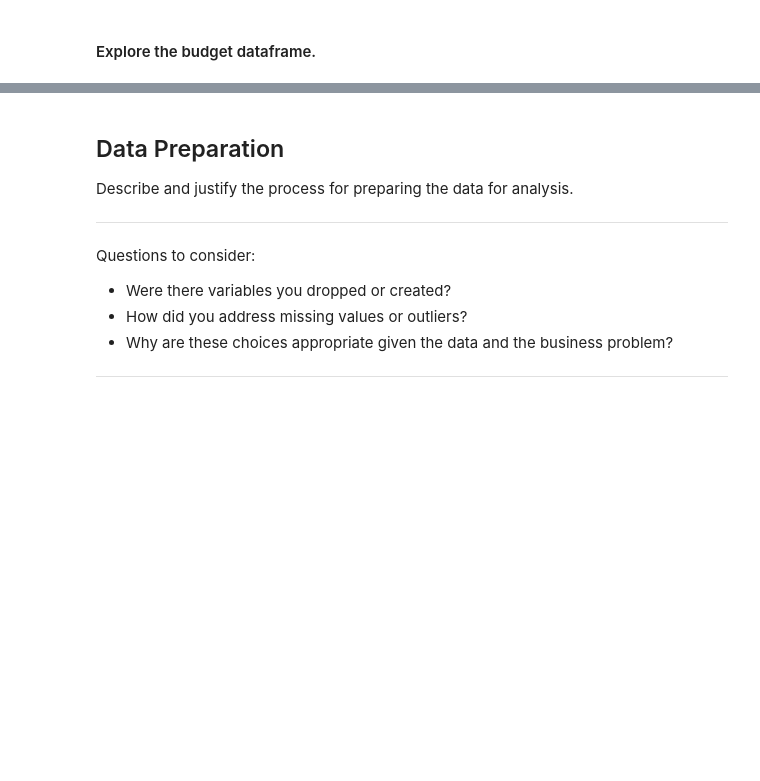
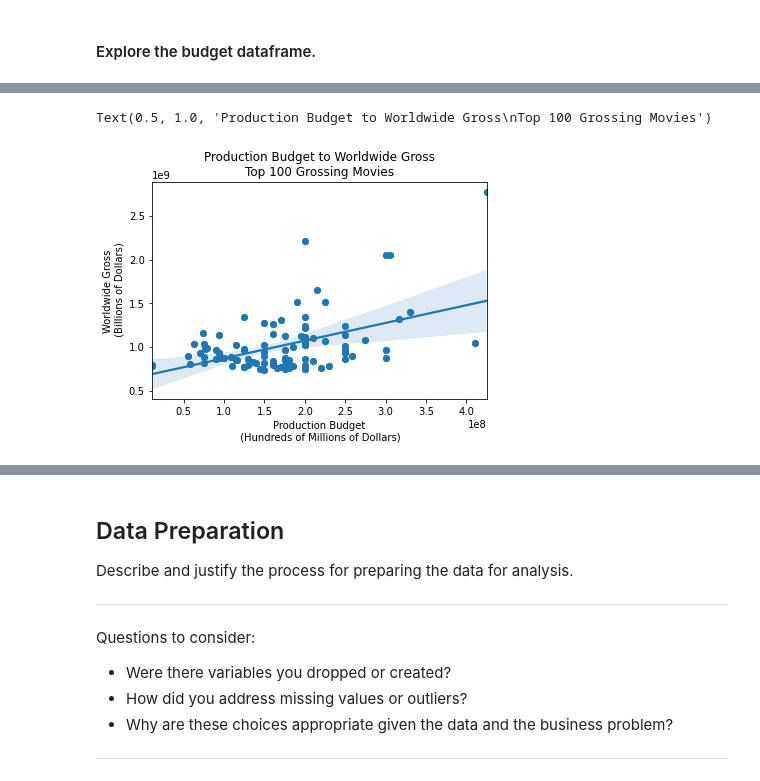
Before and after one commit to jpetoskey/dsc-project-template, a Jupyter notebook: dsc-phase1-project-template.ipynb, the cells around one changed output, grey strips where cells are left out. Drawn from its saved outputs; the diff is of its cells as text; code cells hidden in the pictures; blank space fills up the shorter version.

Commit message:
finished linear regression Production Budget to Worldwide Gross

```diff
--- a/dsc-phase1-project-template.ipynb
+++ b/dsc-phase1-project-template.ipynb
@@ -1088,0 +1110,6 @@ budget_df.info()
+# %%
+convert_budget = budget_df.copy()
+convert_budget['worldwide_gross'] = convert_budget['worldwide_gross'].str.replace(',', '')
+convert_budget['worldwide_gross'] = convert_budget['worldwide_gross'].str.replace('$', '')
+convert_budget['worldwide_gross'] = convert_budget['worldwide_gross'].astype(int)
+convert_budget.head()
@@ -1088,0 +1123,5 @@ budget_df.info()
+# %%
+convert_budget['production_budget'] = convert_budget['production_budget'].str.replace(',', '')
+convert_budget['production_budget'] = convert_budget['production_budget'].str.replace('$', '')
+convert_budget['production_budget'] = convert_budget['production_budget'].astype(int)
+convert_budget.head()
@@ -1088,0 +1137,4 @@ budget_df.info()
+# %%
+top_100_gross_plot = convert_budget.copy()
+top_100_gross_plot = top_100_gross_plot.nlargest(100,['worldwide_gross'])
+top_100_gross_plot.head()
@@ -1088,0 +1148,12 @@ budget_df.info()
+# %%
+#need best-fit line and r value
+ex = top_100_gross_plot['production_budget']
+why = top_100_gross_plot['worldwide_gross']
+plt.scatter(ex,why)
+sns.regplot(x=ex, y=why)
+plt.xlabel('Production Budget\n (Hundreds of Millions of Dollars)')
+plt.ylabel('Worldwide Gross\n (Billions of Dollars)')
+plt.title('Production Budget to Worldwide Gross\nTop 100 Grossing Movies')
+# %% [output]
+Text(0.5, 1.0, 'Production Budget to Worldwide Gross\nTop 100 Grossing Movies')
+[figure, added]
```
Also changed, not shown: parts of 12 cells of this notebook, 2 other files.
